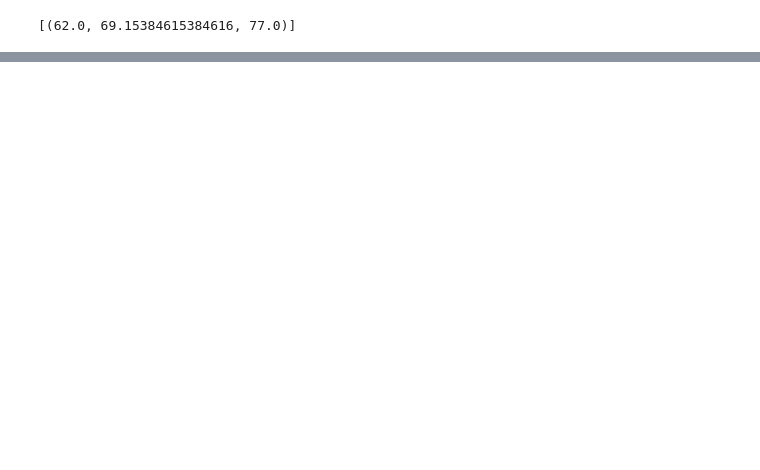
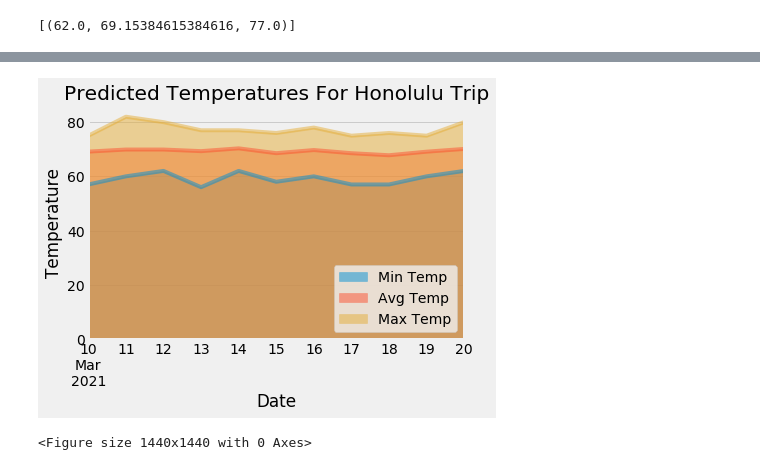
Before and after one commit to kmcgrath88/sqlalchemy-challenge, a Jupyter notebook: climate_starter.ipynb, the cells around one changed output, grey strips where cells are left out. Cells and saved outputs as stored; diff of their text form; code cells hidden in the pictures; blank space fills up the shorter version.

```diff
--- a/climate_starter.ipynb
+++ b/climate_starter.ipynb
@@ -377,0 +405,4 @@ daily_normals("01-01")
+# %%
+# Stip off the year and save a list of %m-%d strings ---???
+trip = date_list_df.strftime('%m-%d')
+trip
@@ -377,0 +413,8 @@ daily_normals("01-01")
+# %%
+# Loop through the list of %m-%d strings and calculate the normals for each date
+normals = []
+for d in trip:
+    x=daily_normals(d)
+    normals.append(x)
+
+normals
@@ -377,0 +433,3 @@ daily_normals("01-01")
+# %%
+unrav_normals = list(np.ravel(normals))
+unrav_normals
@@ -378,2 +459,5 @@ daily_normals("01-01")
 # %%
 # Load the previous query results into a Pandas DataFrame and add the `trip_dates` range as the `date` index
+norm_dict = {'Date': date_list_df, 'Min Temp': unrav_normals[::3], 'Avg Temp': unrav_normals[1::3], 'Max Temp': unrav_normals[2::3]}
+trip_df = pd.DataFrame(norm_dict).set_index('Date')
+trip_df #trip
@@ -381,0 +478,13 @@ daily_normals("01-01")
+# %%
+# Plot the daily normals as an area plot with `stacked=False`
+
+trip_df.plot.area(stacked = False)
+#trip_df.plot.area(stacked=False)
+plt.title('Predicted Temperatures For Honolulu Trip')
+plt.ylabel('Temperature')
+plt.legend(loc='lower right')
+plt.figure(figsize=(20,20))
+plt.show()
+# %% [output]
+[figure, added]
+<Figure size 1440x1440 with 0 Axes>
```
Also changed, not shown: parts of 38 cells of this notebook, 1 other file.
